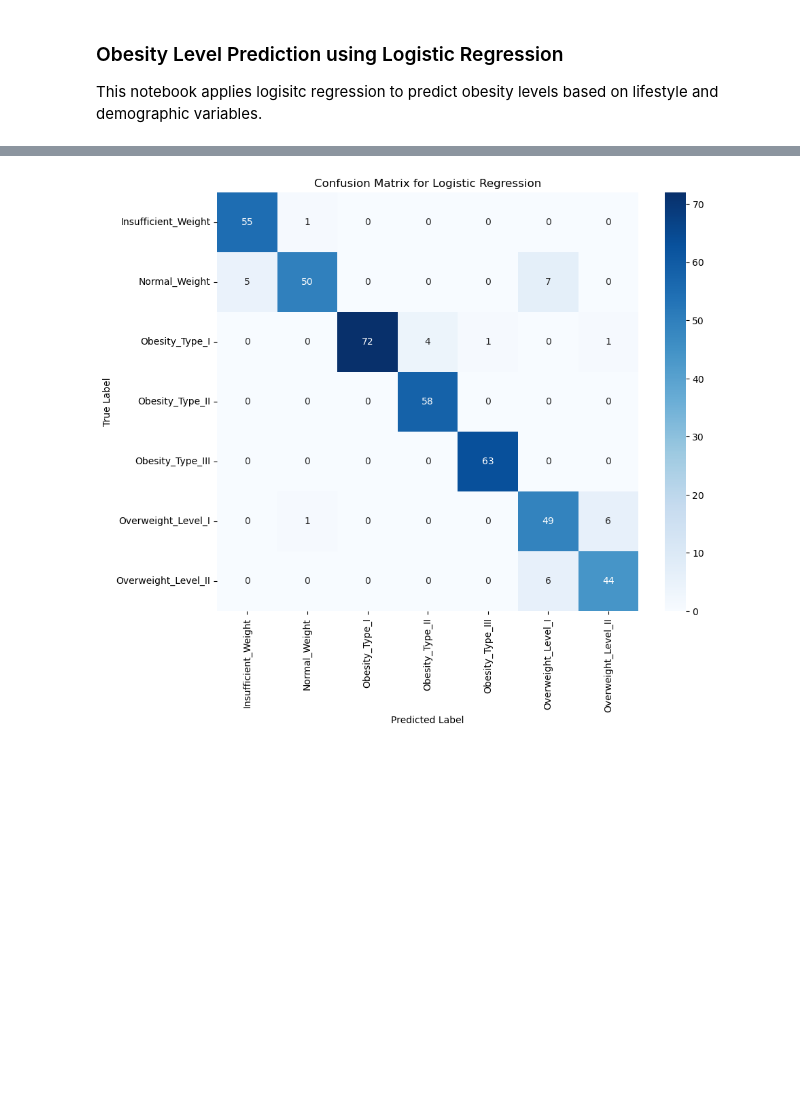
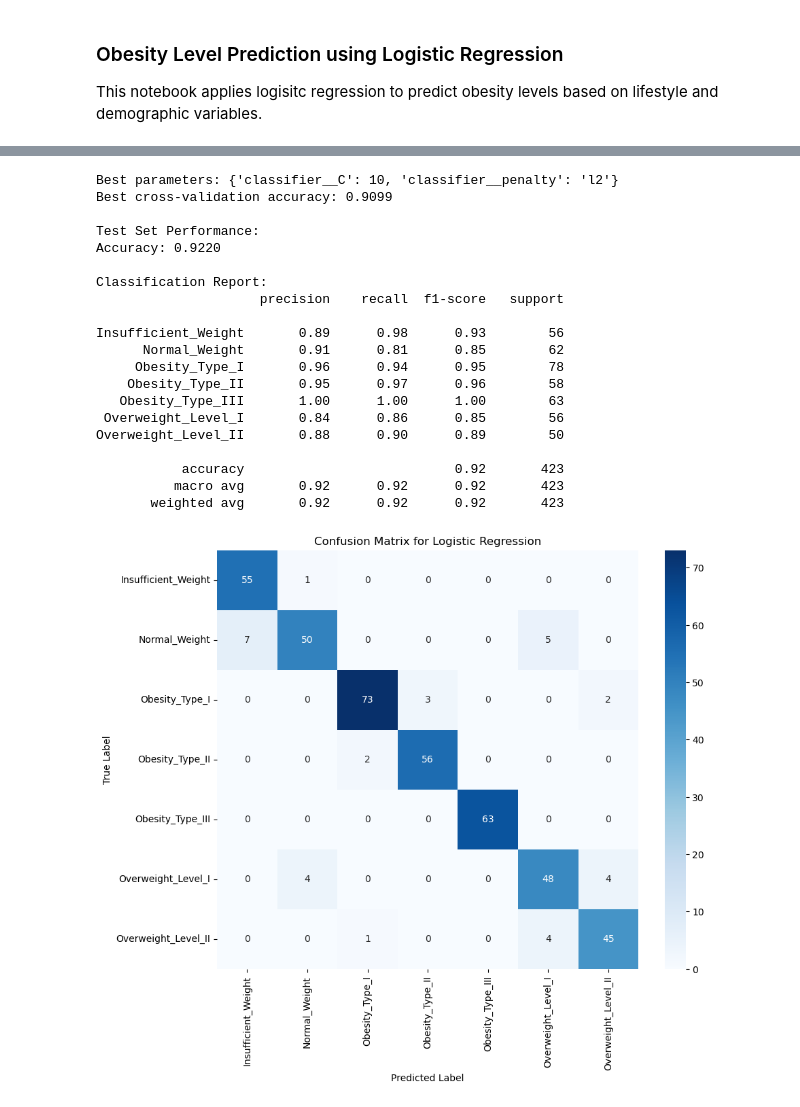
Before and after one commit to nicolasreichardt/ml-project-obesity-prediction, a Jupyter notebook: notebooks/logistic_regression.ipynb, the cells around one changed output, grey strips where cells are left out. Saved outputs shown, nothing was run; the diff lists cells and outputs as text; code cells hidden in the pictures; blank space fills up the shorter version.

```diff
--- a/notebooks/logistic_regression.ipynb
+++ b/notebooks/logistic_regression.ipynb
@@ -13,11 +13,14 @@ from sklearn.pipeline import Pipeline
 from sklearn.linear_model import LogisticRegression
 from sklearn.metrics import accuracy_score, confusion_matrix, classification_report
 import warnings
-warnings.filterwarnings('ignore')
+from sklearn.exceptions import ConvergenceWarning
+warnings.filterwarnings("ignore", category=ConvergenceWarning)
+
 
 # Load split data from feather files
-train_path = os.path.join("..", "processed_data", "train_data.feather")
-test_path = os.path.join("..", "processed_data", "test_data.feather")
+train_path = os.path.join("processed_data", "train_data.feather")
+test_path = os.path.join("processed_data", "test_data.feather")
+
 
 train_df = pd.read_feather(train_path)
 test_df = pd.read_feather(test_path)
@@ -29,38 +32,6 @@ X_train = train_df.drop(columns=["obesity_level"])
 y_test = test_df["obesity_level"]
 X_test = test_df.drop(columns=["obesity_level"])
 
-# Define numerical columns
-numerical_cols = X_train.select_dtypes(include=["float64"]).columns.tolist()
-
-# Separate nominal and ordinal categorical features
-nominal_cols = [
-    'gender',
-    'family_history_overweight',
-    'smokes',
-    'calorie_tracking',
-    'transport_mode'
-]
-
-ordinal_cols = [
-    'high_caloric_food_freq',
-    'vegetables_freq',
-    'main_meal_count',
-    'snacking_freq',
-    'water_intake',
-    'physical_activity_freq',
-    'screen_time_hours',
-    'alcohol_consumption_freq'
-]
-
-# Define the preprocessing steps
-preprocessor = ColumnTransformer(
-    transformers=[
-        ("num", StandardScaler(), numerical_cols),
-        ("nom", OneHotEncoder(handle_unknown='ignore'), nominal_cols),
-        ("ord", OrdinalEncoder(handle_unknown='use_encoded_value', unknown_value=-1), ordinal_cols)
-    ]
-)
-
 # Encode the target variable (necessary for classification)
 label_encoder = LabelEncoder()
 y_train_encoded = label_encoder.fit_transform(y_train)
@@ -68,7 +39,6 @@ y_test_encoded = label_encoder.transform(y_test)
 
 # Create pipeline
 pipeline_lr = Pipeline([
-    ('preprocessor', preprocessor),
     ('classifier', LogisticRegression(max_iter=1000, solver='saga', random_state=42))
 ])
 
@@ -77,6 +47,9 @@ param_grid = {
     'classifier__C': [0.01, 0.1, 1, 10],  # Regularization strength (inverse)
     'classifier__penalty': ['l2']          # L2 regularization
 }
+
+
+print("Pipeline steps:", pipeline_lr.named_steps)
 
 # Perform grid search with cross-validation
 grid_search = GridSearchCV(pipeline_lr, param_grid, cv=5, scoring='accuracy', n_jobs=-1)
@@ -132,4 +86,24 @@ Overweight_Level_II       0.86      0.88      0.87        50
+Best parameters: {'classifier__C': 10, 'classifier__penalty': 'l2'}
+Best cross-validation accuracy: 0.9099
+
+Test Set Performance:
+Accuracy: 0.9220
+
+Classification Report:
+                     precision    recall  f1-score   support
+
+Insufficient_Weight       0.89      0.98      0.93        56
+      Normal_Weight       0.91      0.81      0.85        62
+     Obesity_Type_I       0.96      0.94      0.95        78
+    Obesity_Type_II       0.95      0.97      0.96        58
+   Obesity_Type_III       1.00      1.00      1.00        63
+ Overweight_Level_I       0.84      0.86      0.85        56
+Overweight_Level_II       0.88      0.90      0.89        50
+
+           accuracy                           0.92       423
+          macro avg       0.92      0.92      0.92       423
+       weighted avg       0.92      0.92      0.92       423
-[figure, old version]
+[figure, new version]
 # %% [markdown]
 ### Confusion Matrix Explanation
 The confusion  matrix shows how well a model's predictions match the actual labels. Some insights from the confusion matrix are:
```
Also changed, not shown: parts of 3 cells of this notebook.
